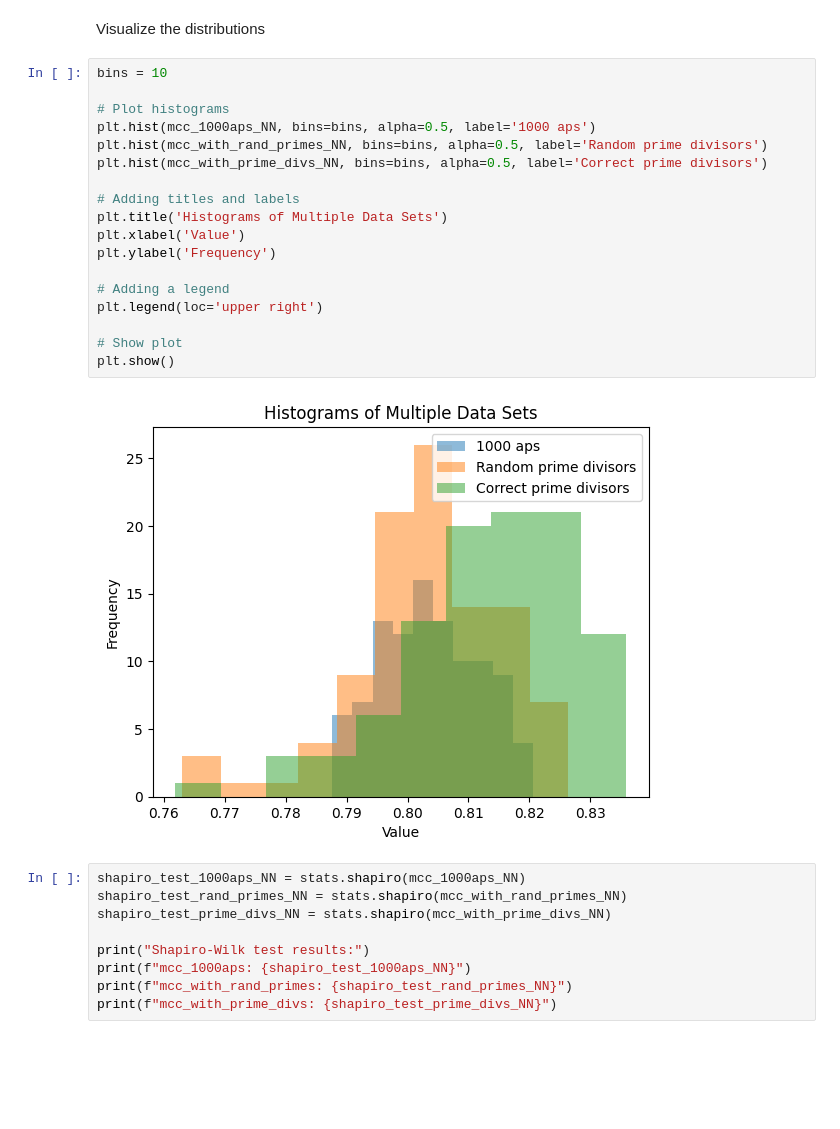
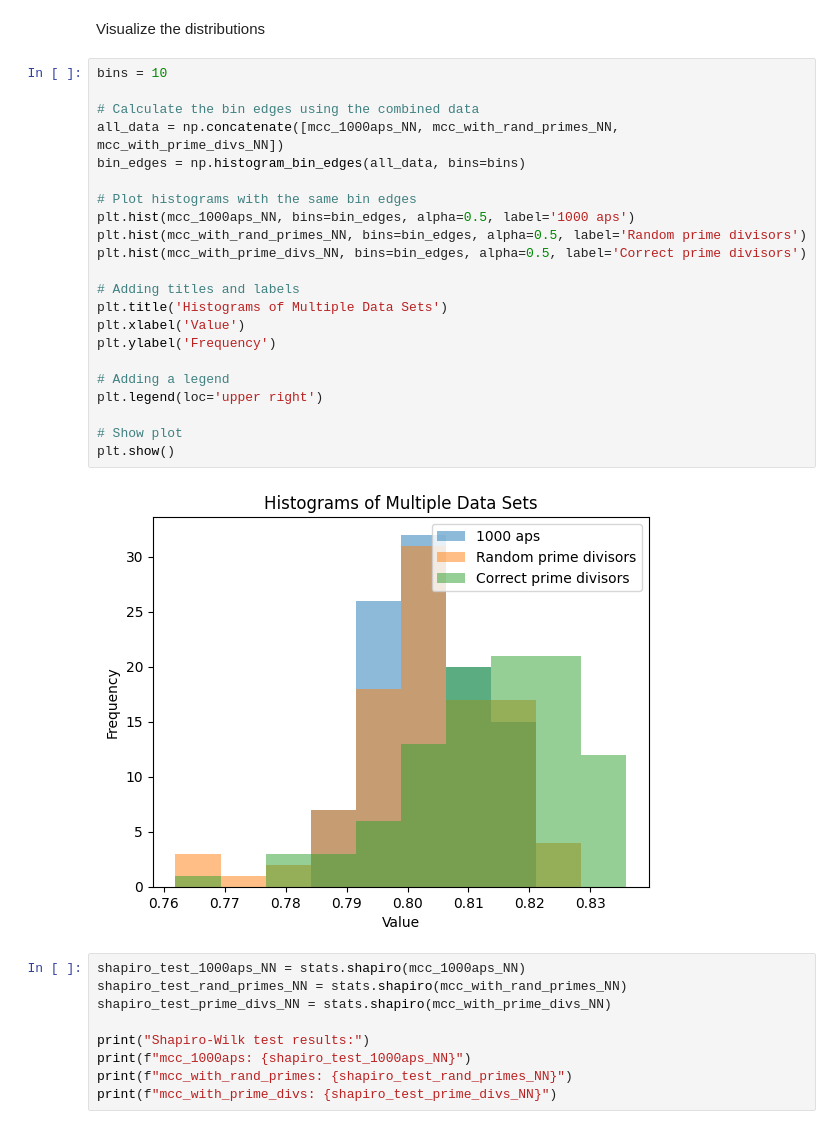
Before and after one commit to BarinderBanwait/ml_rnt, a Jupyter notebook: notebooks/NN_2layer.ipynb, the cells around one changed output. Cells and saved outputs as stored; diff of their text form; blank space fills up the shorter version.

```diff
--- a/notebooks/NN_2layer.ipynb
+++ b/notebooks/NN_2layer.ipynb
@@ -460,23 +464,27 @@ Visualize the distributions
 # %%
 bins = 10
 
-# Plot histograms
-plt.hist(mcc_1000aps_NN, bins=bins, alpha=0.5, label='1000 aps')
-plt.hist(mcc_with_rand_primes_NN, bins=bins, alpha=0.5, label='Random prime divisors')
-plt.hist(mcc_with_prime_divs_NN, bins=bins, alpha=0.5, label='Correct prime divisors')
+# Calculate the bin edges using the combined data
+all_data = np.concatenate([mcc_1000aps_NN, mcc_with_rand_primes_NN, mcc_with_prime_divs_NN])
+bin_edges = np.histogram_bin_edges(all_data, bins=bins)
+
+# Plot histograms with the same bin edges
+plt.hist(mcc_1000aps_NN, bins=bin_edges, alpha=0.5, label='1000 aps')
+plt.hist(mcc_with_rand_primes_NN, bins=bin_edges, alpha=0.5, label='Random prime divisors')
+plt.hist(mcc_with_prime_divs_NN, bins=bin_edges, alpha=0.5, label='Correct prime divisors')
 
 # Adding titles and labels
 plt.title('Histograms of Multiple Data Sets')
 plt.xlabel('Value')
 plt.ylabel('Frequency')
 
 # Adding a legend
 plt.legend(loc='upper right')
 
 # Show plot
 plt.show()
 # %% [output]
-[figure, old version]
+[figure, new version]
 # %%
 shapiro_test_1000aps_NN = stats.shapiro(mcc_1000aps_NN)
 shapiro_test_rand_primes_NN = stats.shapiro(mcc_with_rand_primes_NN)
```
Also changed, not shown: parts of 4 cells of this notebook.
